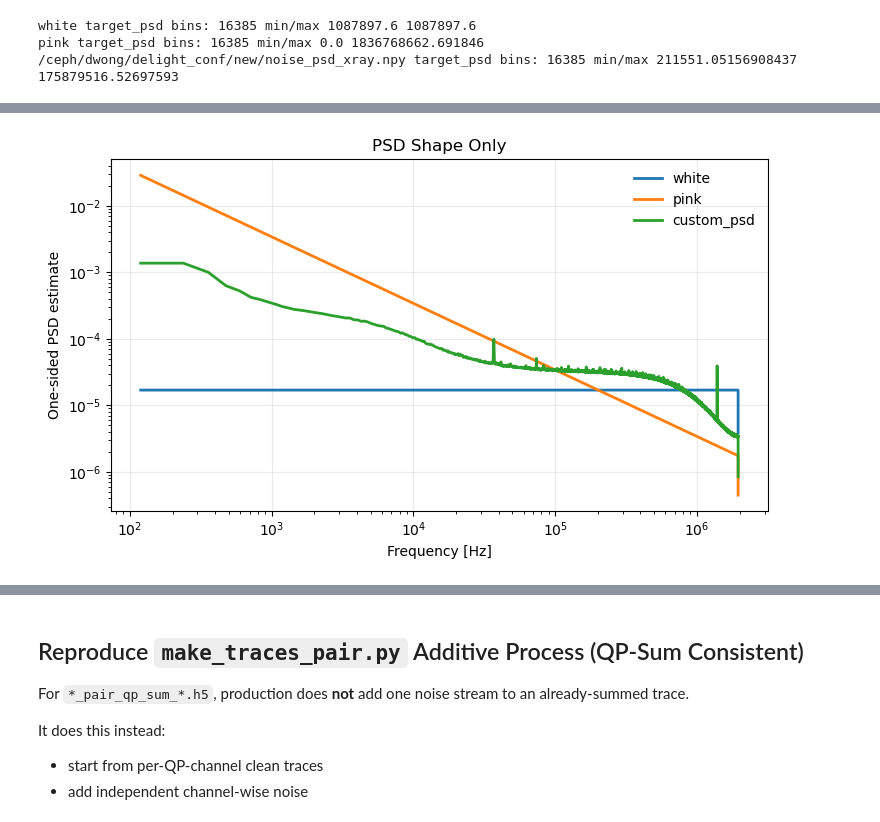
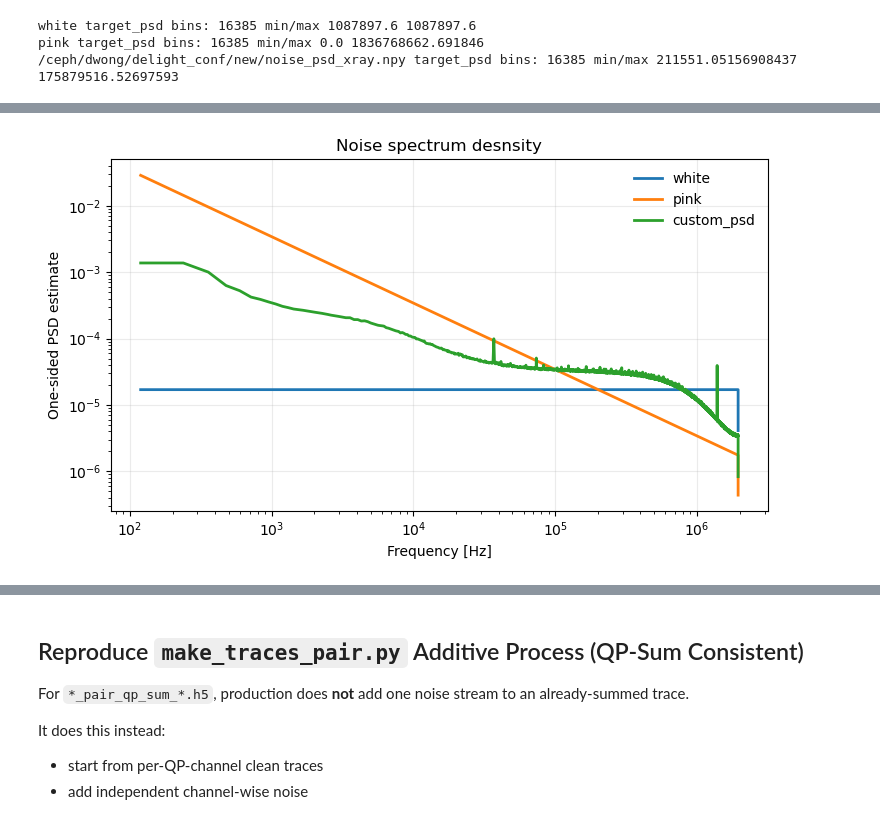
Before and after one commit to dowlingwong/DELight_mtr, a Jupyter notebook: PCA_dev/wk5/noise_level_reproduction_from_make_traces_pair.ipynb, the cells around one changed output, grey strips where cells are left out. Drawn from its saved outputs; the diff is of its cells as text; code cells hidden in the pictures.

```diff
--- a/PCA_dev/wk5/noise_level_reproduction_from_make_traces_pair.ipynb
+++ b/PCA_dev/wk5/noise_level_reproduction_from_make_traces_pair.ipynb
@@ -176,22 +180,22 @@ In this pipeline, a practical noise-level scalar is the **time-domain variance**
 # %%
 fig, ax = plt.subplots(figsize=(7.5, 4.5))
 
 labels = []
 for nt in noise_types:
     labels.append(nt if nt in ['white', 'pink'] else 'custom_psd')
 
 for nt, lab in zip(noise_types, labels):
     f, P = periodogram_one_sided(samples[nt], fs)
     Pm = np.mean(P, axis=0)
     ax.loglog(f[1:], Pm[1:], linewidth=2.0, label=lab)
 
 ax.set_xlabel('Frequency [Hz]')
 ax.set_ylabel('One-sided PSD estimate')
-ax.set_title('PSD Shape Only')
+ax.set_title('Noise spectrum desnsity')
 ax.grid(alpha=0.25)
 ax.legend(frameon=False)
 
 plt.tight_layout()
 plt.show()
 # %% [output]
-[figure, old version]
+[figure, new version]
```
Also changed, not shown: parts of 10 cells of this notebook, 44 other files.
